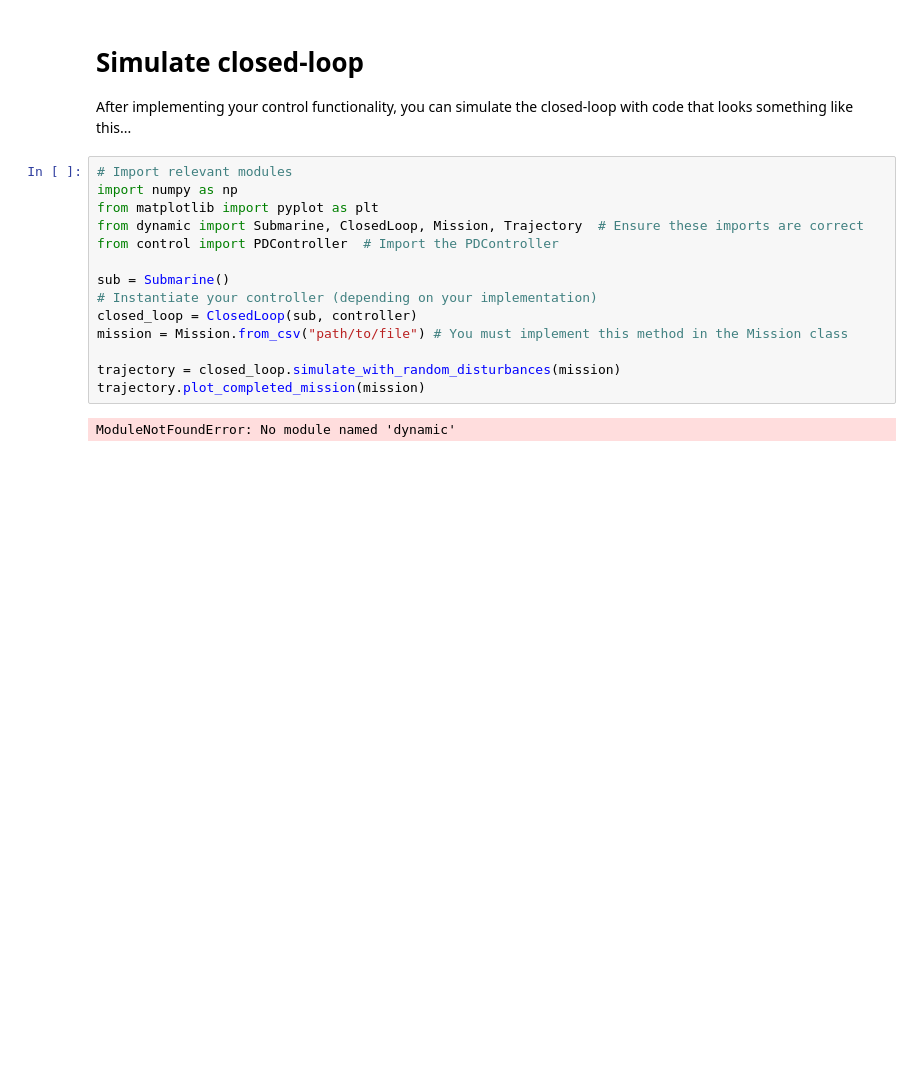
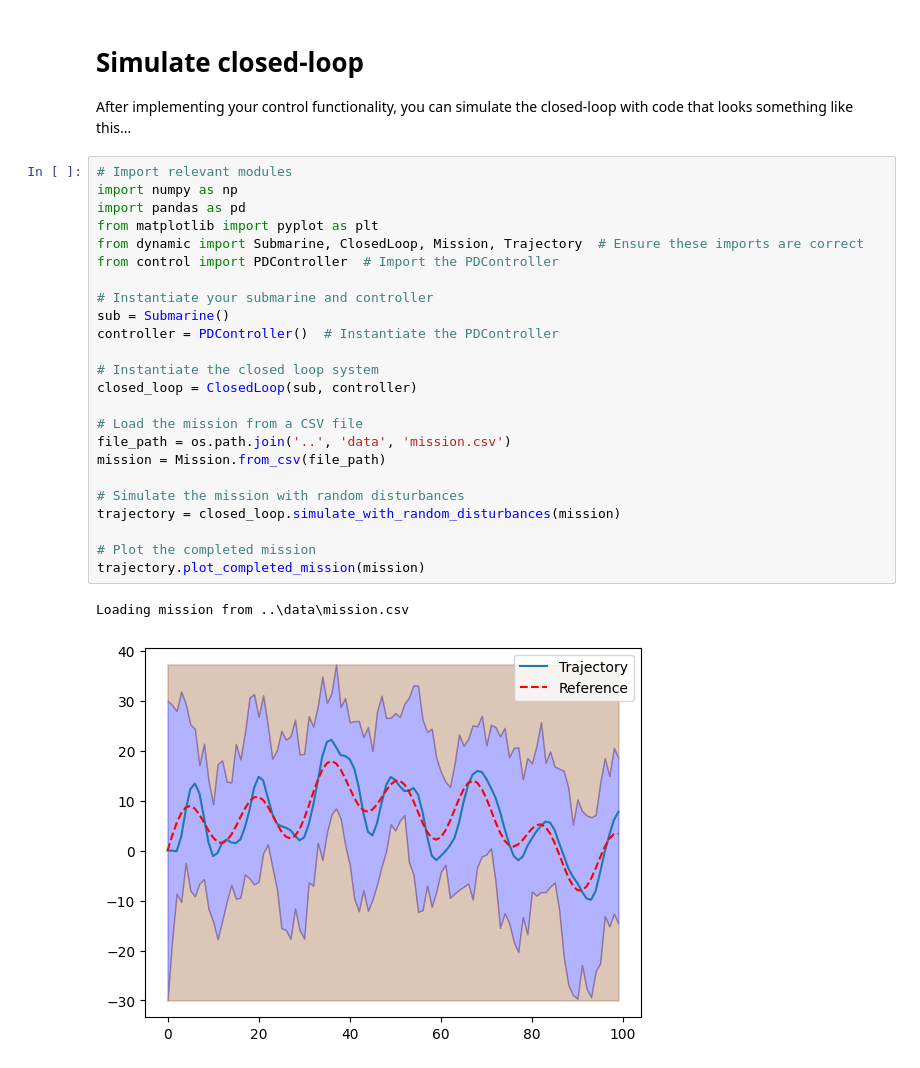
Before and after one commit to adam-909/b1-coding-practical-mt24, a Jupyter notebook: notebooks/demo.ipynb, the cells around one changed output. Saved outputs shown, nothing was run; the diff lists cells and outputs as text; blank space fills up the shorter version.

```diff
--- a/notebooks/demo.ipynb
+++ b/notebooks/demo.ipynb
@@ -12,16 +17,27 @@ After implementing your control functionality, you can simulate the closed-loop
 # %%
 # Import relevant modules
 import numpy as np
+import pandas as pd
 from matplotlib import pyplot as plt
 from dynamic import Submarine, ClosedLoop, Mission, Trajectory  # Ensure these imports are correct
 from control import PDController  # Import the PDController
 
+# Instantiate your submarine and controller
 sub = Submarine()
-# Instantiate your controller (depending on your implementation)
+controller = PDController()  # Instantiate the PDController
+
+# Instantiate the closed loop system
 closed_loop = ClosedLoop(sub, controller)
-mission = Mission.from_csv("path/to/file") # You must implement this method in the Mission class
 
+# Load the mission from a CSV file
+file_path = os.path.join('..', 'data', 'mission.csv')
+mission = Mission.from_csv(file_path)
+
+# Simulate the mission with random disturbances
 trajectory = closed_loop.simulate_with_random_disturbances(mission)
+
+# Plot the completed mission
 trajectory.plot_completed_mission(mission)
 # %% [output]
-ModuleNotFoundError: No module named 'dynamic'
+Loading mission from ..\data\mission.csv
+[figure, added]
```
Also changed, not shown: parts of 1 cell of this notebook.
